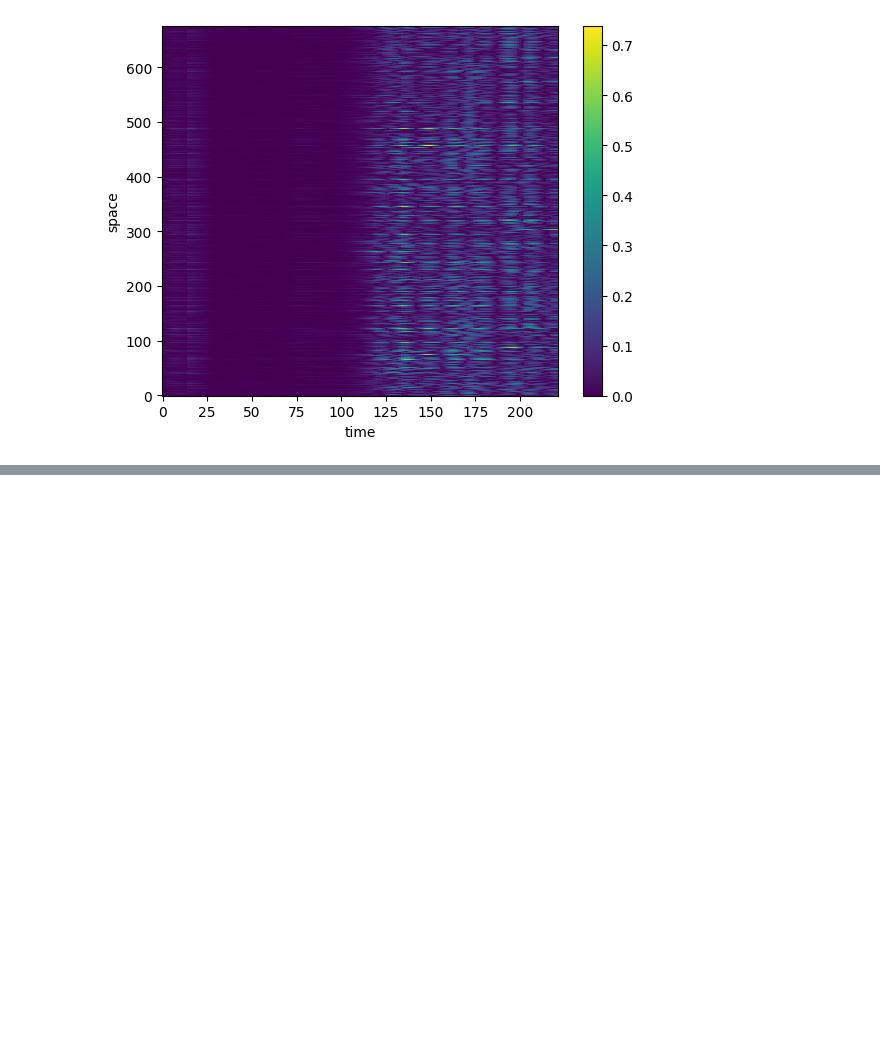
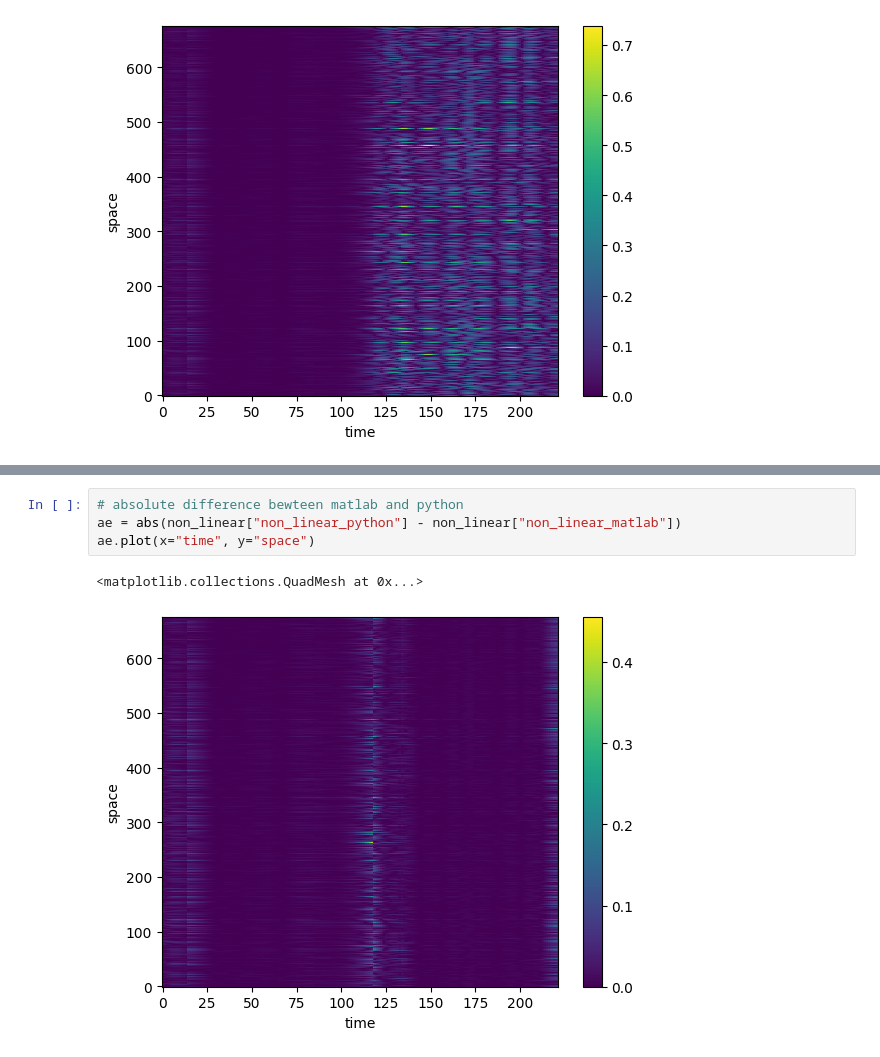
Before and after one commit to TUDelftGeodesy/DePSI, a Jupyter notebook: examples/notebooks/demo_atmosphere_estimation.ipynb, the cells around one changed output, grey strips where cells are left out. Drawn from its saved outputs; the diff is of its cells as text; blank space fills up the shorter version.

```diff
--- a/examples/notebooks/demo_atmosphere_estimation.ipynb
+++ b/examples/notebooks/demo_atmosphere_estimation.ipynb
@@ -58,0 +85,7 @@ ae.plot(x="time", y="space")
+# %%
+# absolute difference bewteen matlab and python
+ae = abs(non_linear["non_linear_python"] - non_linear["non_linear_matlab"])
+ae.plot(x="time", y="space")
+# %% [output]
+<matplotlib.collections.QuadMesh at 0x...>
+[figure, added]
```
Also changed, not shown: parts of 4 cells of this notebook.
